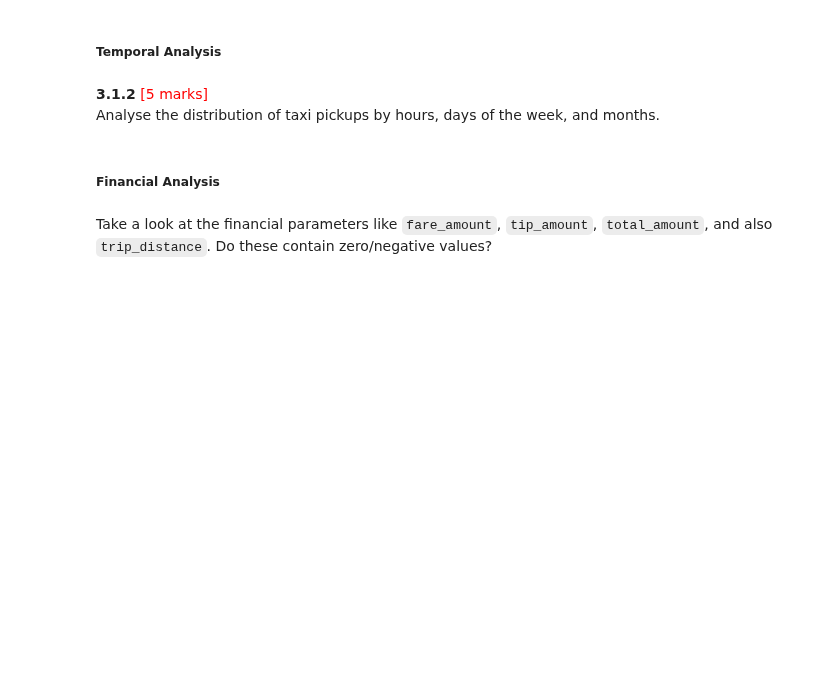
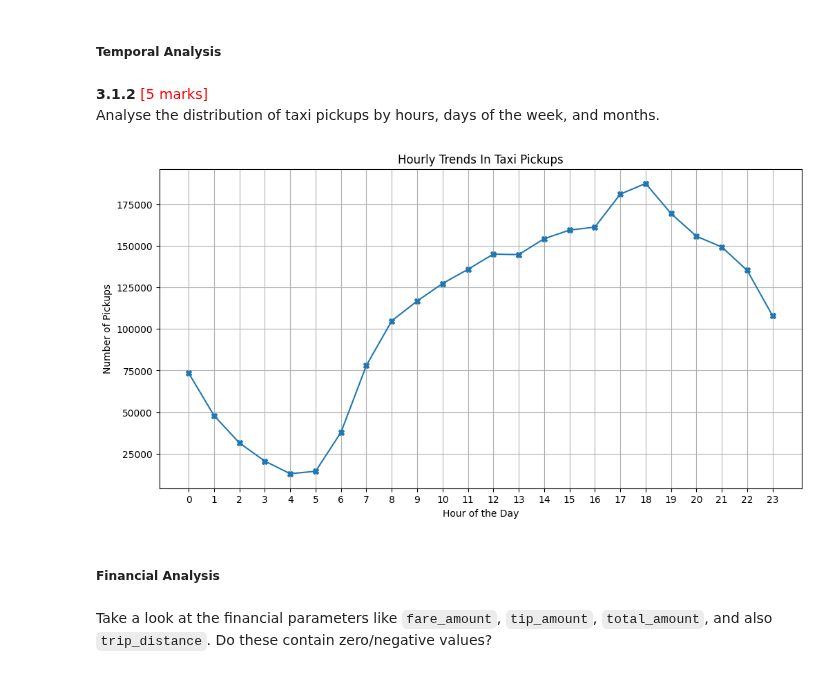
Before and after one commit to TalJa1/dc_practice, a Jupyter notebook: EDA_assignment/EDA_Assg_NYC_Taxi_Starter.ipynb, the cells around one changed output. Cells and saved outputs as stored; diff of their text form; code cells hidden in the pictures; blank space fills up the shorter version.

```diff
--- a/EDA_assignment/EDA_Assg_NYC_Taxi_Starter.ipynb
+++ b/EDA_assignment/EDA_Assg_NYC_Taxi_Starter.ipynb
@@ -579,3 +577,22 @@ Analyse the distribution of taxi pickups by hours, days of the week, and months.
+# %%
+# Find and show the hourly trends in taxi pickups
+# Convert the pickup datetime to a datetime object
+df['tpep_pickup_datetime'] = pd.to_datetime(df['tpep_pickup_datetime'])
+# Extract the hour from the pickup datetime
+df['pickup_hour'] = df['tpep_pickup_datetime'].dt.hour
+# Group the data by hour and count the number of pickups
+hourly_pickups = df.groupby('pickup_hour').size().reset_index(name='pickup_count')
+# Plot
+plt.figure(figsize=(12, 6))
+plt.plot(hourly_pickups['pickup_hour'], hourly_pickups['pickup_count'], marker='X')
+plt.title('Hourly Trends In Taxi Pickups')
+plt.xlabel('Hour of the Day')
+plt.ylabel('Number of Pickups')
+plt.xticks(hourly_pickups['pickup_hour'])
+plt.grid()
+plt.show()
+# %% [output]
+[figure, added]
 # %%
 # Find and show the daily trends in taxi pickups (days of the week)
 # %%
```
Also changed, not shown: parts of 2 cells of this notebook.
